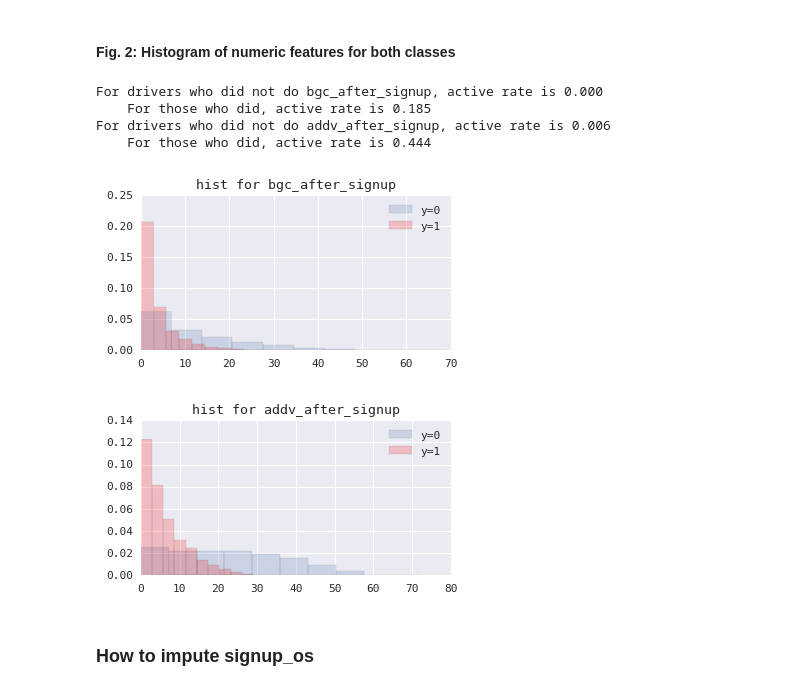
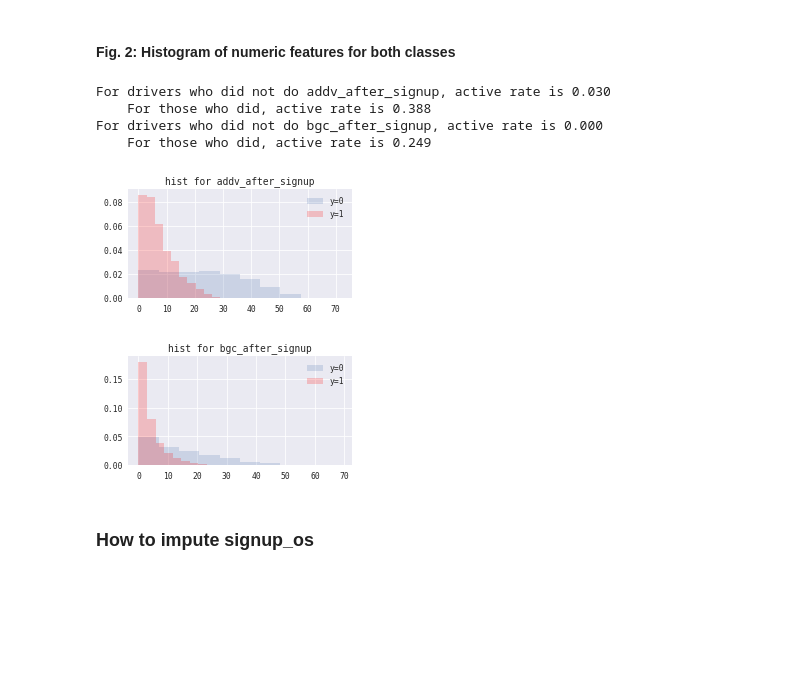
Before and after one commit to yuwei2341/PYSCRP, a Jupyter notebook: tosort/EDA.ipynb, the cells around one changed output. Drawn from its saved outputs; the diff is of its cells as text; code cells hidden in the pictures; blank space fills up the shorter version.

```diff
--- a/tosort/EDA.ipynb
+++ b/tosort/EDA.ipynb
@@ -100,5 +100,5 @@ versions of sklearn, numpy, pandas, matplotlib and sns:
 # %%
-df0 = pd.read_excel('ds_challenge_v2_1_data.xlsx')
+df0 = pd.read_excel('for_eda.xlsx')
 df0.info()
 # %% [output]
 <class 'pandas.core.frame.DataFrame'>
@@ -182,10 +224,3 @@ fraction of signups taking a first trip after correction: 0.111
 ### Check distribution of y on other variables
 # %% [markdown]
 #### Fig. 1: total signups and active rate for categorical features
-# %%
-for ii in ['city_name', 'signup_os', 'signup_channel', 'vehicle_type']:
-    plt.figure(figsize=(6, 2))
-    plt.subplot(121)
-    df.groupby(ii).count()['y'].plot('bar', title='total signups')
-    plt.subplot(122)
-    df.groupby(ii).mean()['y'].plot('bar', title='active rate')
@@ -196,0 +227,18 @@ for ii in ['city_name', 'signup_os', 'signup_channel', 'vehicle_type']:
+# %%
+main_col = 'city_name'
+cat_col = df_model.columns[df_model.dtypes == 'category']
+cat_col_scnd = cat_col.drop('city_name')
+
+cm_g = sns.light_palette("green", as_cmap=True)
+
+for ii in cat_col_scnd:
+    plt.figure(figsize=(14, 4))
+    ax1 = plt.subplot(121)
+    df_model.groupby([ii, main_col]).count()['y'].unstack(level=0).plot(ax=ax1, kind='bar')#, cmap=cm_g)
+    ax2 = plt.subplot(122)
+    df_model.groupby([ii, main_col]).mean()['y'].unstack(level=0).plot(ax=ax2, kind='bar')#, cmap=cm_g)
+
+
+    # Alternatively, plot bar plot or just the table
+    #df_model.groupby(ii).count()['y'].plot('bar', title='total signups')
+    #df_model.groupby([main_col, ii]).mean()['y'].unstack(level=0).style.background_gradient(cmap=cm_g)
@@ -197,28 +251,30 @@ for ii in ['city_name', 'signup_os', 'signup_channel', 'vehicle_type']:
 # %% [markdown]
 #### Fig. 2: Histogram of numeric features for both classes
 # %%
-for ii in ['bgc_after_signup', 'addv_after_signup']:
+num_col = df_model.columns[df_model.dtypes != 'category']
+num_col = num_col.drop('y')
+for ii in num_col:#['bgc_after_signup', 'addv_after_signup']:
 
-    df_no = df[df[ii] == 9999]
-    df_yes = df[df[ii] != 9999]
+    df_model_no = df_model[df_model[ii] == 9999]
+    df_model_yes = df_model[df_model[ii] != 9999]
 
     print '''For drivers who did not do {}, active rate is {:.3f}
-    For those who did, active rate is {:.3f}'''.format(ii, df_no.y.mean(), df_yes.y.mean())
+    For those who did, active rate is {:.3f}'''.format(ii, df_model_no.y.mean(), df_model_yes.y.mean())
 
-    df_yes_pos = df_yes[df_yes.y == 1][ii]
-    df_yes_neg = df_yes[df_yes.y == 0][ii]
+    df_model_yes_pos = df_model_yes[df_model_yes.y == 1][ii]
+    df_model_yes_neg = df_model_yes[df_model_yes.y == 0][ii]
     plt.figure(figsize=(4, 2))
-    plt.hist(df_yes_neg.values, alpha=0.2, normed=True)
-    plt.hist(df_yes_pos.values, alpha=0.2, normed=True, color='r', )
+    plt.hist(df_model_yes_neg.values, alpha=0.2, normed=True)
+    plt.hist(df_model_yes_pos.values, alpha=0.2, normed=True, color='r', )
     plt.legend(['y=0', 'y=1'])
     plt.title('hist for ' + ii)
 # %% [output]
+For drivers who did not do addv_after_signup, active rate is 0.030
+    For those who did, active rate is 0.388
 For drivers who did not do bgc_after_signup, active rate is 0.000
-    For those who did, active rate is 0.185
-For drivers who did not do addv_after_signup, active rate is 0.006
-    For those who did, active rate is 0.444
+    For those who did, active rate is 0.249
-[figure, old version]
+[figure, new version]
-[figure, old version]
+[figure, new version]
 # %% [markdown]
 ### How to impute signup_os
 # %%
```
Also changed, not shown: parts of 20 cells of this notebook, 2 other files.
